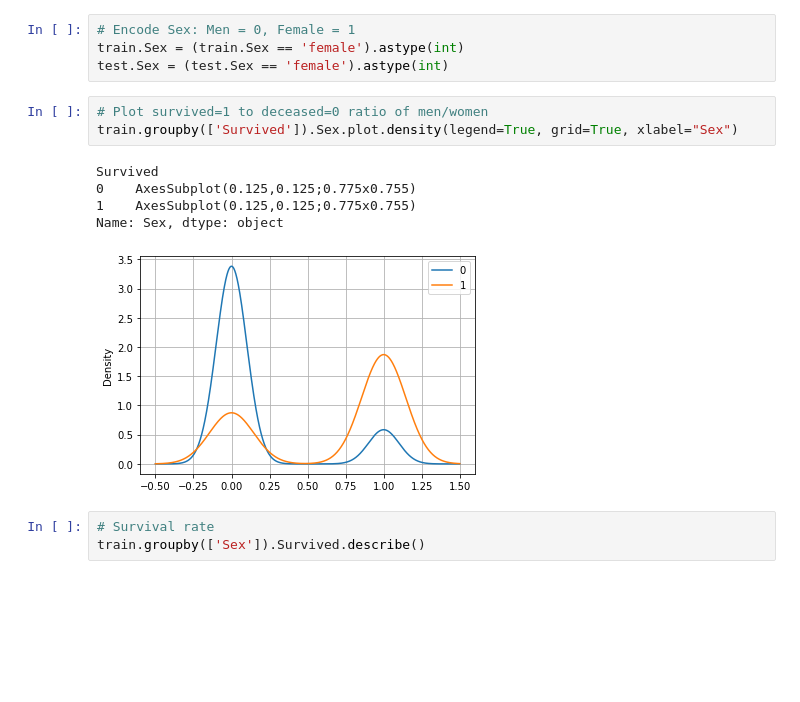
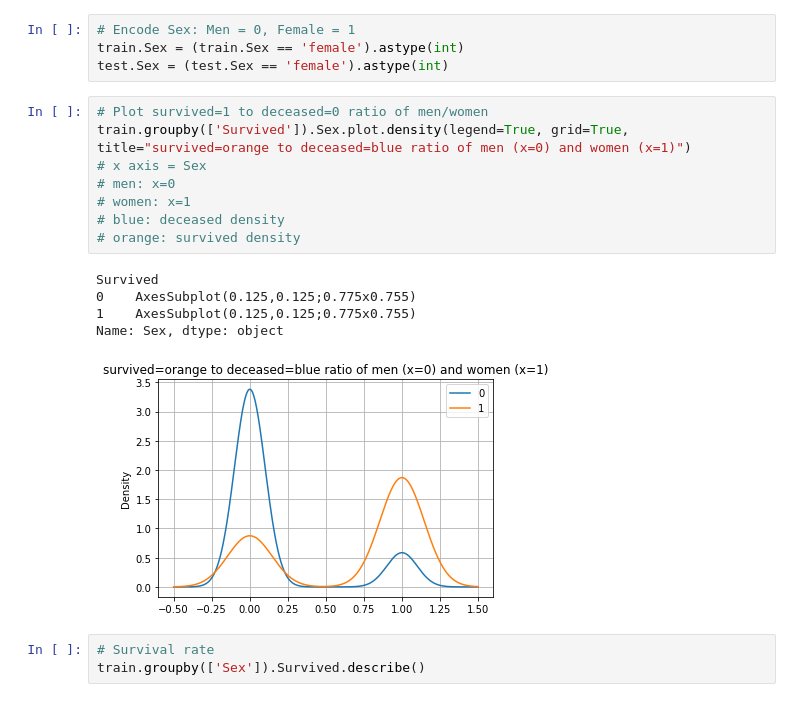
Before and after one commit to jenny-chou/Kaggle-Titanic, a Jupyter notebook: Kaggle_Titanic.ipynb, the cells around one changed output. Drawn from its saved outputs; the diff is of its cells as text; blank space fills up the shorter version.

Commit message:
Update notebook and add images

```diff
--- a/Kaggle_Titanic.ipynb
+++ b/Kaggle_Titanic.ipynb
@@ -218,13 +203,18 @@ train.Sex = (train.Sex == 'female').astype(int)
 test.Sex = (test.Sex == 'female').astype(int)
 # %%
 # Plot survived=1 to deceased=0 ratio of men/women
-train.groupby(['Survived']).Sex.plot.density(legend=True, grid=True, xlabel="Sex")
+train.groupby(['Survived']).Sex.plot.density(legend=True, grid=True, title="survived=orange to deceased=blue ratio of men (x=0) and women (x=1)")
+# x axis = Sex
+# men: x=0
+# women: x=1
+# blue: deceased density
+# orange: survived density
 # %% [output]
 Survived
 0    AxesSubplot(0.125,0.125;0.775x0.755)
 1    AxesSubplot(0.125,0.125;0.775x0.755)
 Name: Sex, dtype: object
-[figure, old version]
+[figure, new version]
 # %%
 # Survival rate
 train.groupby(['Sex']).Survived.describe()
```
Also changed, not shown: parts of 52 cells of this notebook, 9 other files.
